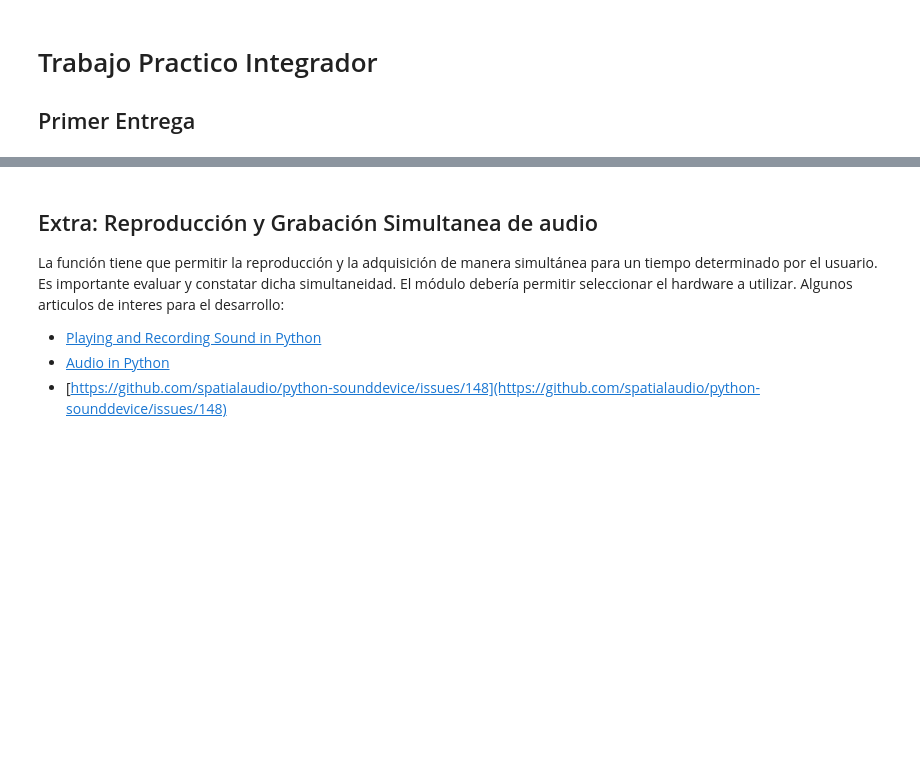
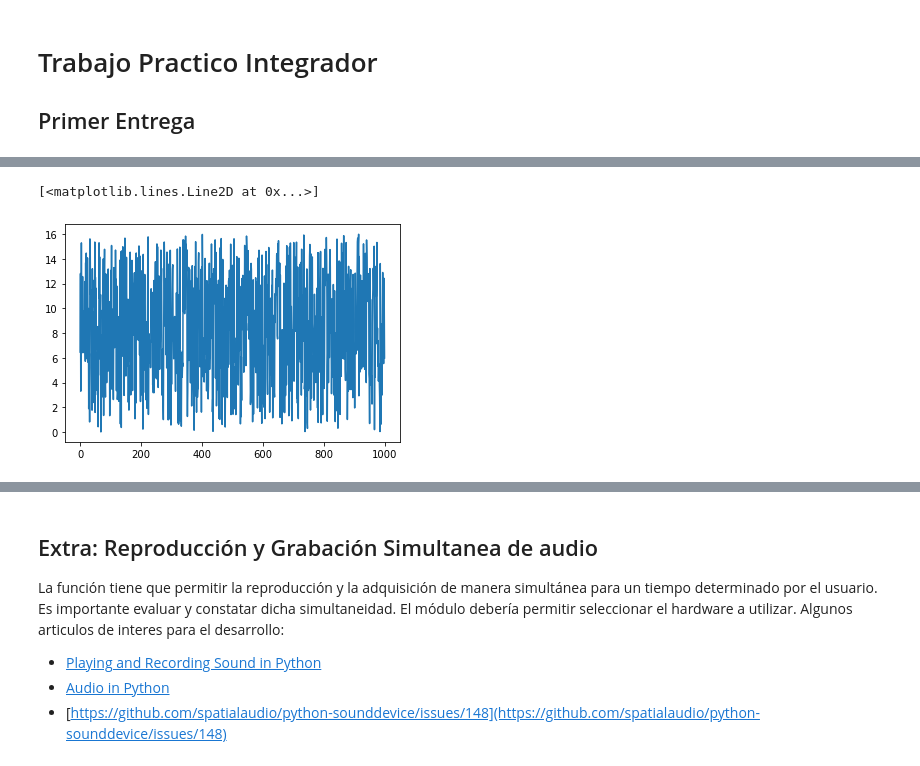
Before and after one commit to maxiyommi/signal-systems, a Jupyter notebook: python/notebooks/Trabajo Practico/primer-entrega.ipynb, the cells around one changed output, grey strips where cells are left out. Drawn from its saved outputs; the diff is of its cells as text; code cells hidden in the pictures; blank space fills up the shorter version.

Commit message:
Forward Fill NA - Implementacion numpy

```diff
--- a/python/notebooks/Trabajo Practico/primer-entrega.ipynb
+++ b/python/notebooks/Trabajo Practico/primer-entrega.ipynb
@@ -10,33 +10,45 @@ El ruido rosa o ruido $\frac{1}{\sqrt{f}}$ , dónde $f$ denota frecuencia en Hz,
 Se adjunta a continuación una función que devuelva un ruido rosa sintetizado a partir del algoritmo de Voss y Clarke (pueden encontrar mas informacion en [este enlace](https://www.dsprelated.com/showabstract/3933.php) y en [este notebook](https://github.com/AllenDowney/ThinkDSP/blob/master/code/voss.ipynb)). Modificar la función para que reciba como parametro la duración del ruido en segundos y como parametro opcional la frecuencia de muestreo (la longitud del mismo sera el cociente entre ambos). Adjuntar grafico del resultado
 # %%
 import numpy as np
+from matplotlib import pyplot as plt
+
 
 #Modificar la funcion para que la cantidad de valores generados dependa de una duracion en segundos y la fs
 
 def voss(nrows, ncols=16):
-    """Genera ruido rosa utilizando el algoritmo de Voss-McCartney(https://www.dsprelated.com/showabstract/3933.php).
+    """
+    Genera ruido rosa utilizando el algoritmo de Voss-McCartney(https://www.dsprelated.com/showabstract/3933.php).
 
     nrows: numero de valores a generar
     rcols: numero de fuentes a aleatorias a agregar
 
     returns: NumPy array
     """
     array = np.full((nrows, ncols), np.nan)
     array[0, :] = np.random.random(ncols)
     array[:, 0] = np.random.random(nrows)
 
-    # the total number of changes is nrows
+    # el numero total de cambios es nrows
     n = nrows
     cols = np.random.geometric(0.5, n)
     cols[cols >= ncols] = 0
     rows = np.random.randint(nrows, size=n)
     array[rows, cols] = np.random.random(n)
-    array = np.nan_to_num(array)
+
+    #Implementacion del foward fill en numpy
+    mask = np.isnan(array)
+    idx = np.where(~mask,np.arange(mask.shape[1]),0)
+    np.maximum.accumulate(idx,axis=1, out=idx)
+    array[mask] = array[np.nonzero(mask)[0], idx[mask]]
+
     total = np.sum(array,axis=1)
 
     return total
 
 #Agregar codigo que pida por consola los valores, ejecute la funcion y grafique el resultado
+# %% [output]
+[<matplotlib.lines.Line2D at 0x...>]
+[figure, added]
 # %% [markdown]
 ### Sine Sweep
 El sine sweep es el método más indicado para generar el impulso por medio de la convolución (Nikolić, I., and O. H. Bjor, 2003). Dado que métodos tales como: explosión de globo, aplauso, disparo con pistola se salva, paper gun (Paper Popper, https://en.wikipedia.org/wiki/Paper_popper), golpe entre maderas, petardos, entre otros, carecen de reproducibilidad. Esto es debido a su nivel sonoro, duración y características espectrales, además de una muy baja relación señal ruido, la cual difícilmente se solucione filtrando o promediando con muchas mediciones. Comencemos por ver cómo generar el sine sweep logarítmico $x(t)$ que posee la siguiente forma:
```
